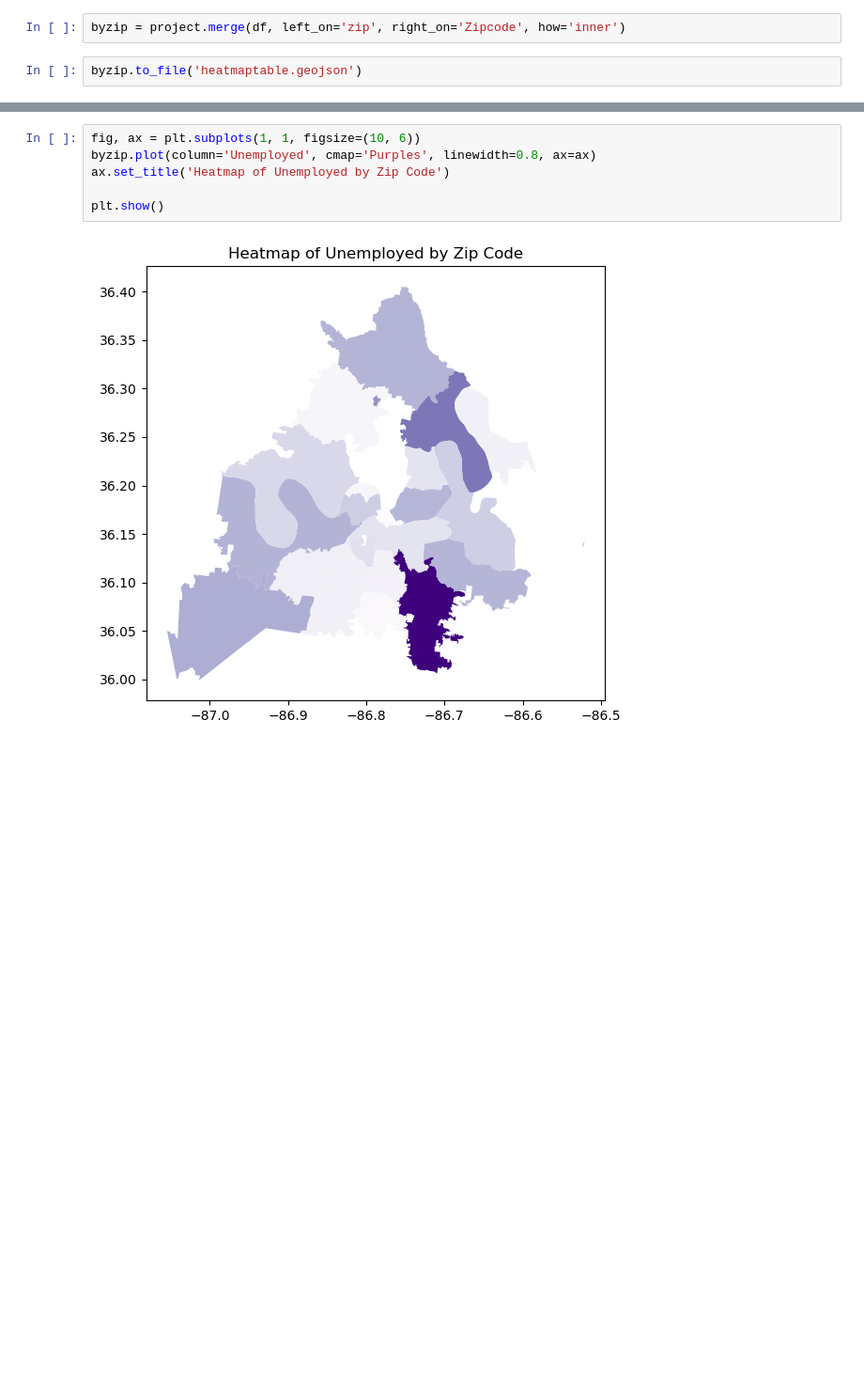
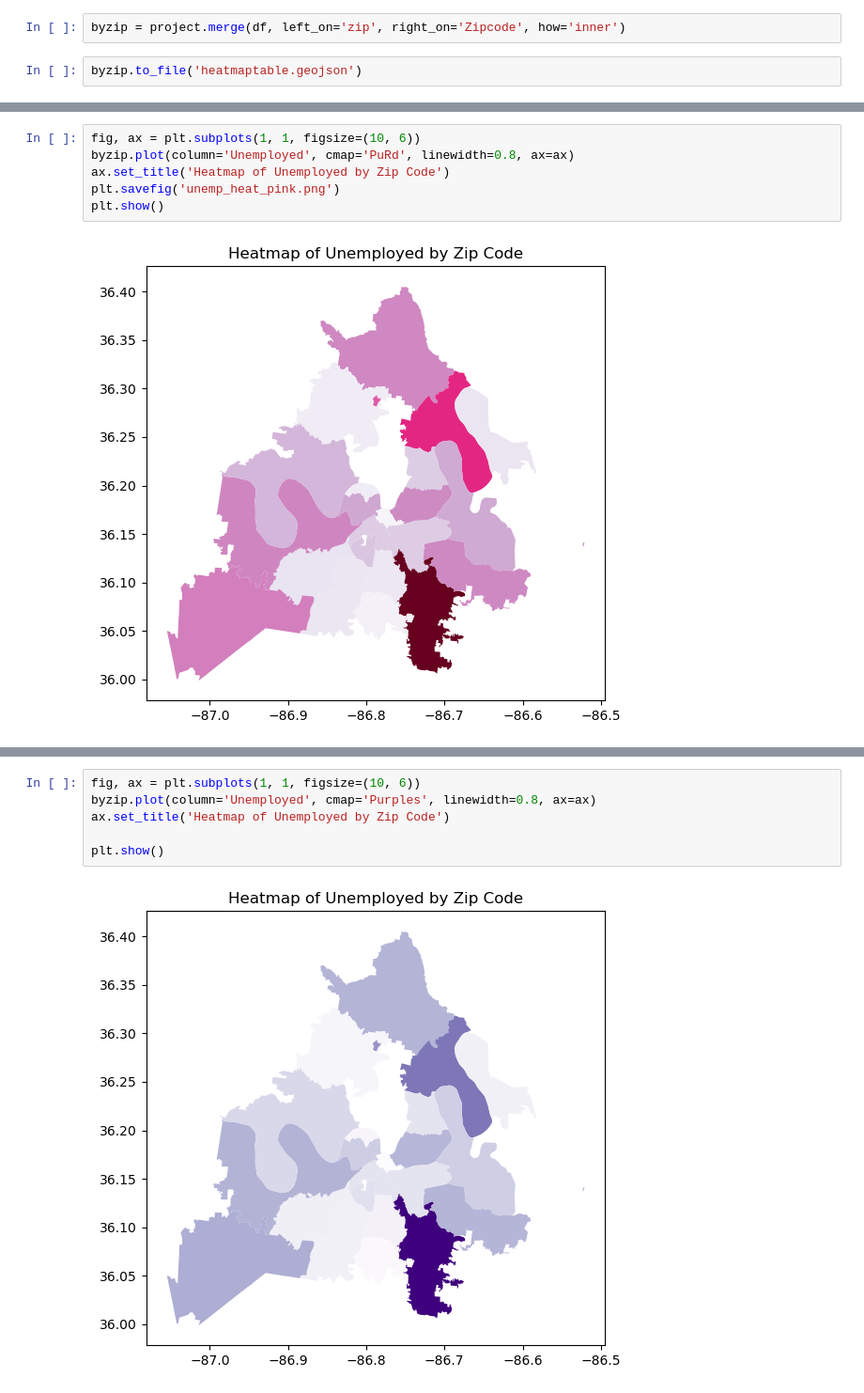
Before and after one commit to Luna-Agora/caps, a Jupyter notebook: notebooks/census zipcodes merge.ipynb, the cells around one changed output, grey strips where cells are left out. Shown at 94% size. Cells and saved outputs as stored; diff of their text form; blank space fills up the shorter version.

```diff
--- a/notebooks/census zipcodes merge.ipynb
+++ b/notebooks/census zipcodes merge.ipynb
@@ -740,2 +740,10 @@ plt.show()
+# %%
+fig, ax = plt.subplots(1, 1, figsize=(10, 6))
+byzip.plot(column='Unemployed', cmap='PuRd', linewidth=0.8, ax=ax)
+ax.set_title('Heatmap of Unemployed by Zip Code')
+plt.savefig('unemp_heat_pink.png')
+plt.show()
+# %% [output]
+[figure, added]
 # %%
 fig, ax = plt.subplots(1, 1, figsize=(10, 6))
```
Also changed, not shown: parts of 2 cells of this notebook, 8 other files.
